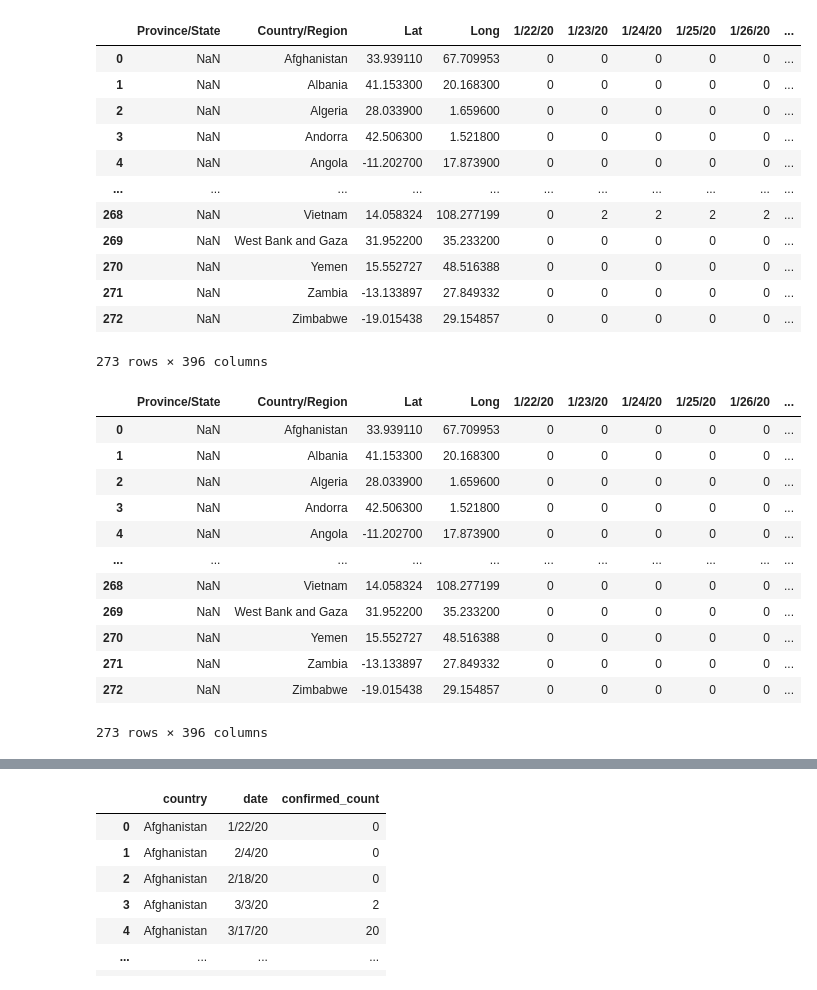
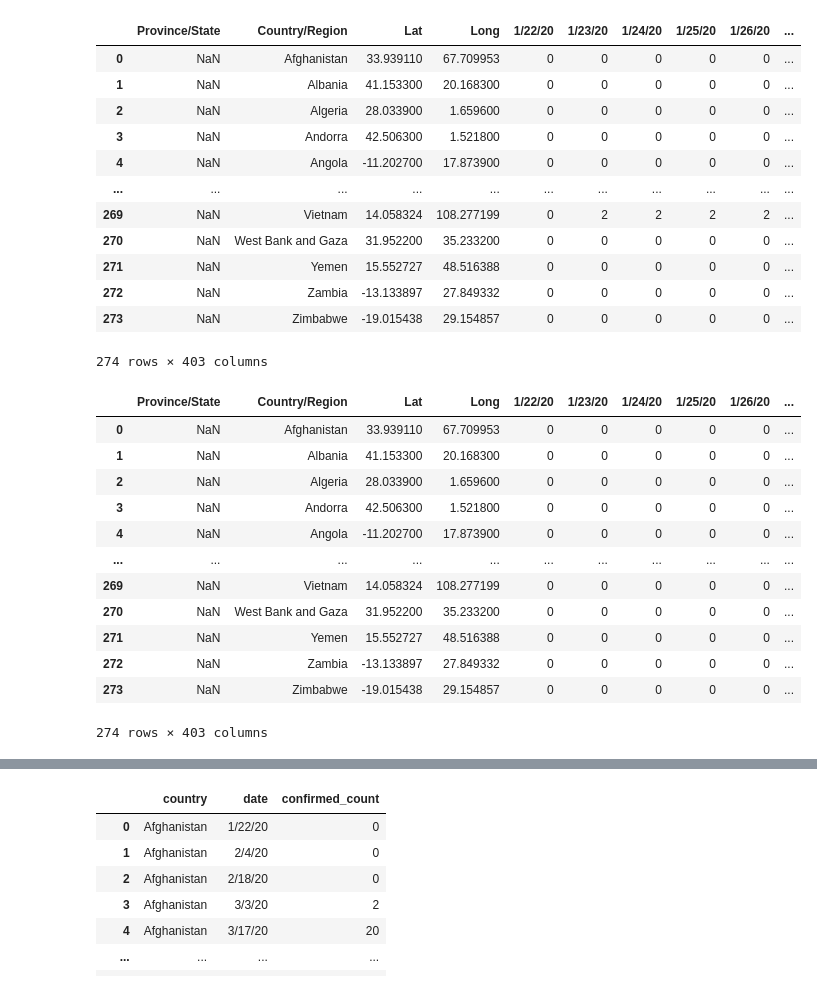
Before and after one commit to Tclack88/covid19, a Jupyter notebook: Covid.ipynb, the cells around one changed output, grey strips where cells are left out. Drawn from its saved outputs; the diff is of its cells as text; code cells hidden in the pictures.

```diff
--- a/Covid.ipynb
+++ b/Covid.ipynb
@@ -3,25 +3,25 @@
 # %%
 #Data source: https://data.humdata.org/dataset/novel-coronavirus-2019-ncov-cases
 import pandas as pd
-confirmed_infected_data = "https://raw.githubusercontent.com/Tclack88/covid19/master/data/time_series_covid19_confirmed_global_17feb.csv"
+confirmed_infected_data = "https://raw.githubusercontent.com/Tclack88/covid19/master/data/time_series_covid19_confirmed_global_24feb.csv"
 confirmed_df = pd.read_csv(confirmed_infected_data)
 confirmed_df
 # %% [output]
 |  | Province/State | Country/Region | Lat | Long | 1/22/20 | 1/23/20 | 1/24/20 | 1/25/20 | 1/26/20 | ... |
 | 0 | NaN | Afghanistan | 33.939110 | 67.709953 | 0 | 0 | 0 | 0 | 0 | ... |
 | 1 | NaN | Albania | 41.153300 | 20.168300 | 0 | 0 | 0 | 0 | 0 | ... |
 | 2 | NaN | Algeria | 28.033900 | 1.659600 | 0 | 0 | 0 | 0 | 0 | ... |
 | 3 | NaN | Andorra | 42.506300 | 1.521800 | 0 | 0 | 0 | 0 | 0 | ... |
 | 4 | NaN | Angola | -11.202700 | 17.873900 | 0 | 0 | 0 | 0 | 0 | ... |
 | ... | ... | ... | ... | ... | ... | ... | ... | ... | ... | ... |
-| 268 | NaN | Vietnam | 14.058324 | 108.277199 | 0 | 2 | 2 | 2 | 2 | ... |
-| 269 | NaN | West Bank and Gaza | 31.952200 | 35.233200 | 0 | 0 | 0 | 0 | 0 | ... |
-| 270 | NaN | Yemen | 15.552727 | 48.516388 | 0 | 0 | 0 | 0 | 0 | ... |
-| 271 | NaN | Zambia | -13.133897 | 27.849332 | 0 | 0 | 0 | 0 | 0 | ... |
-| 272 | NaN | Zimbabwe | -19.015438 | 29.154857 | 0 | 0 | 0 | 0 | 0 | ... |
+| 269 | NaN | Vietnam | 14.058324 | 108.277199 | 0 | 2 | 2 | 2 | 2 | ... |
+| 270 | NaN | West Bank and Gaza | 31.952200 | 35.233200 | 0 | 0 | 0 | 0 | 0 | ... |
+| 271 | NaN | Yemen | 15.552727 | 48.516388 | 0 | 0 | 0 | 0 | 0 | ... |
+| 272 | NaN | Zambia | -13.133897 | 27.849332 | 0 | 0 | 0 | 0 | 0 | ... |
+| 273 | NaN | Zimbabwe | -19.015438 | 29.154857 | 0 | 0 | 0 | 0 | 0 | ... |
-273 rows × 396 columns
+274 rows × 403 columns
 # %%
-deaths_data = "https://raw.githubusercontent.com/Tclack88/covid19/master/data/time_series_covid19_deaths_global_17feb.csv"
+deaths_data = "https://raw.githubusercontent.com/Tclack88/covid19/master/data/time_series_covid19_deaths_global_24feb.csv"
 dead_df = pd.read_csv(deaths_data)
 dead_df
 # %% [output]
@@ -32,12 +32,12 @@ dead_df
 | 3 | NaN | Andorra | 42.506300 | 1.521800 | 0 | 0 | 0 | 0 | 0 | ... |
 | 4 | NaN | Angola | -11.202700 | 17.873900 | 0 | 0 | 0 | 0 | 0 | ... |
 | ... | ... | ... | ... | ... | ... | ... | ... | ... | ... | ... |
-| 268 | NaN | Vietnam | 14.058324 | 108.277199 | 0 | 0 | 0 | 0 | 0 | ... |
-| 269 | NaN | West Bank and Gaza | 31.952200 | 35.233200 | 0 | 0 | 0 | 0 | 0 | ... |
-| 270 | NaN | Yemen | 15.552727 | 48.516388 | 0 | 0 | 0 | 0 | 0 | ... |
-| 271 | NaN | Zambia | -13.133897 | 27.849332 | 0 | 0 | 0 | 0 | 0 | ... |
-| 272 | NaN | Zimbabwe | -19.015438 | 29.154857 | 0 | 0 | 0 | 0 | 0 | ... |
+| 269 | NaN | Vietnam | 14.058324 | 108.277199 | 0 | 0 | 0 | 0 | 0 | ... |
+| 270 | NaN | West Bank and Gaza | 31.952200 | 35.233200 | 0 | 0 | 0 | 0 | 0 | ... |
+| 271 | NaN | Yemen | 15.552727 | 48.516388 | 0 | 0 | 0 | 0 | 0 | ... |
+| 272 | NaN | Zambia | -13.133897 | 27.849332 | 0 | 0 | 0 | 0 | 0 | ... |
+| 273 | NaN | Zimbabwe | -19.015438 | 29.154857 | 0 | 0 | 0 | 0 | 0 | ... |
-273 rows × 396 columns
+274 rows × 403 columns
 # %%
 def main_data_clean(df):
   df = df.drop( columns=['Lat','Long','Province/State']) # remove extraneous cols
```
Also changed, not shown: parts of 4 cells of this notebook.
